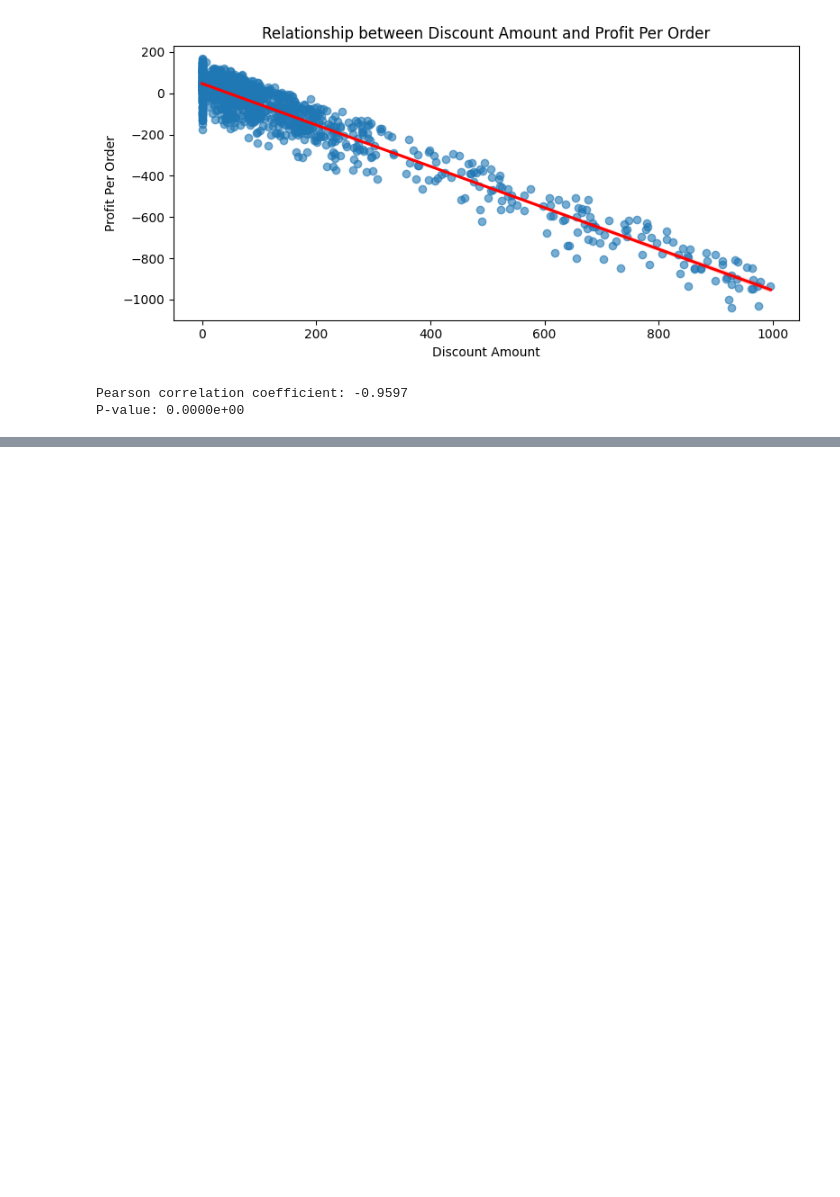
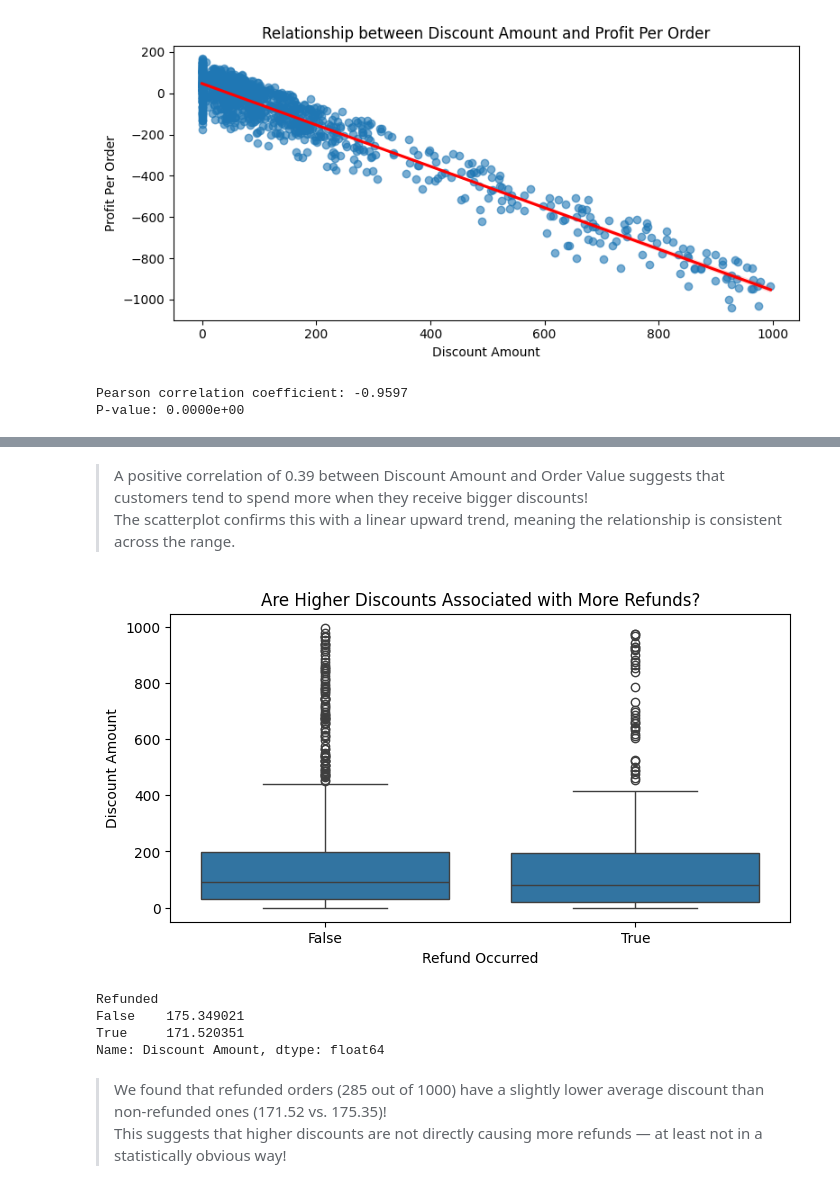
Before and after one commit to Darknight47/Data-Science-Projects-03, a Jupyter notebook: Cost_Profitability_analysis.ipynb, the cells around one changed output, grey strips where cells are left out. Drawn from its saved outputs; the diff is of its cells as text; code cells hidden in the pictures; blank space fills up the shorter version.

```diff
--- a/Cost_Profitability_analysis.ipynb
+++ b/Cost_Profitability_analysis.ipynb
@@ -461,0 +485,28 @@ P-value: 0.0000e+00
+# %% [markdown]
+> A positive correlation of 0.39 between Discount Amount and Order Value suggests that customers tend to spend more when they receive bigger discounts!
+> The scatterplot confirms this with a linear upward trend, meaning the relationship is consistent across the range.
+# %%
+dataset['Refunded'] = dataset['Refunds/Chargebacks'] > 0
+plt.figure(figsize=(8, 4))
+sns.boxplot(
+    x='Refunded',
+    y='Discount Amount',
+    data=dataset
+)
+plt.title('Are Higher Discounts Associated with More Refunds?')
+plt.xlabel('Refund Occurred')
+plt.ylabel('Discount Amount')
+plt.show()
+# %% [output]
+[figure, added]
+# %%
+refund_group = dataset.groupby('Refunded')['Discount Amount'].mean()
+print(refund_group)
+# %% [output]
+Refunded
+False    175.349021
+True     171.520351
+Name: Discount Amount, dtype: float64
+# %% [markdown]
+> We found that refunded orders (285 out of 1000) have a slightly lower average discount than non-refunded ones (171.52 vs. 175.35)!
+> This suggests that higher discounts are not directly causing more refunds — at least not in a statistically obvious way!
```
Also changed, not shown: parts of 3 cells of this notebook.
